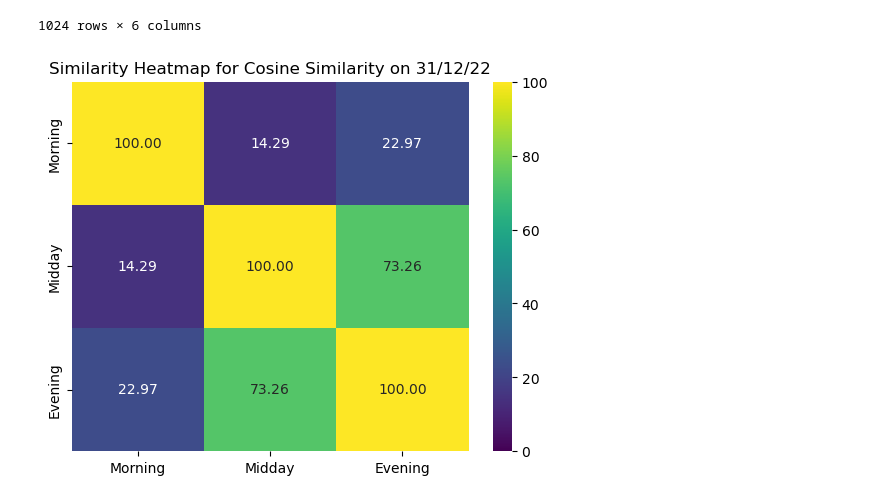
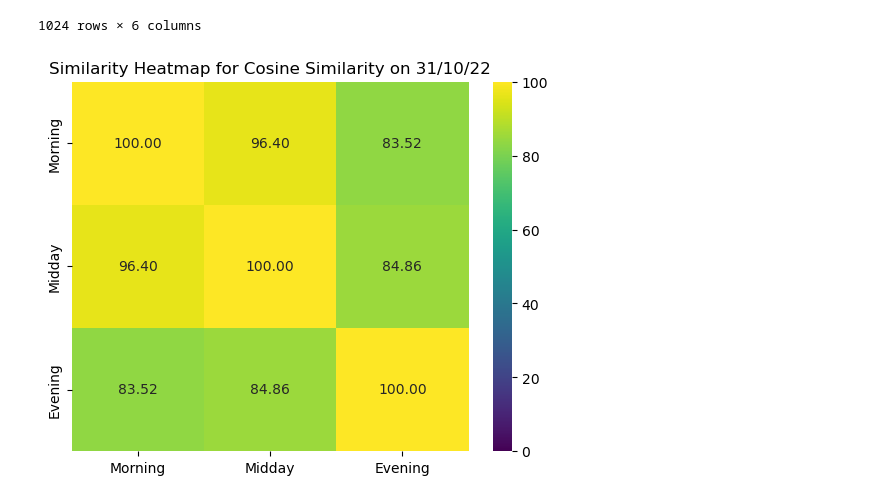
Before and after one commit to udayb3/Analysis-of-Daily-News-Bulletin, a Jupyter notebook: Graph/graph.ipynb, the cells around one changed output. Cells and saved outputs as stored; diff of their text form; code cells hidden in the pictures.

```diff
--- a/Graph/graph.ipynb
+++ b/Graph/graph.ipynb
@@ -55,7 +55,7 @@ def generate_heatmap(df, input_date, technique):
     plt.title(f'Similarity Heatmap for {technique} on {input_date}')
     plt.show()
 # %%
-generate_heatmap(df, '31/12/22', 'Cosine Similarity')
+generate_heatmap(df, '31/10/22', 'Cosine Similarity')
 # %% [output]
-[figure, old version]
+[figure, new version]
 # %%
```
Also changed, not shown: parts of 5 cells of this notebook.
